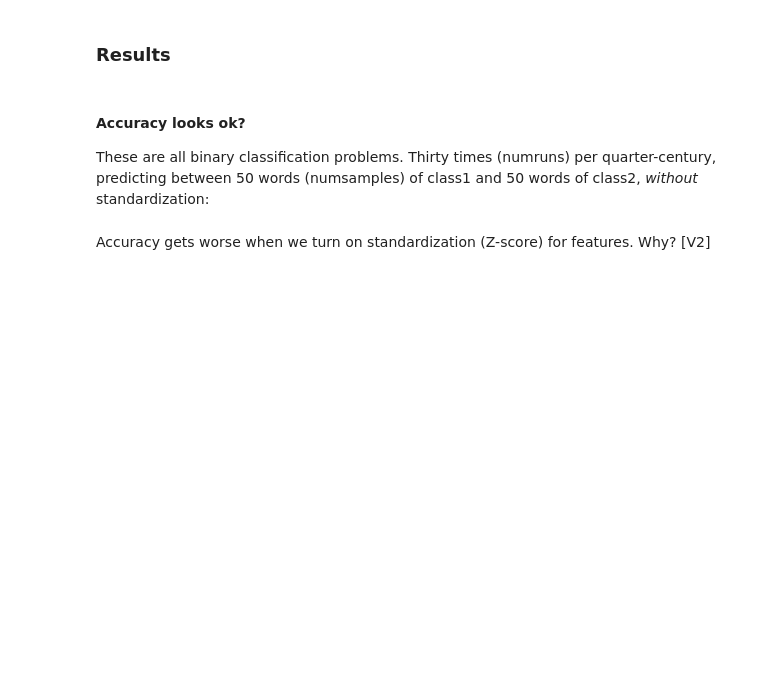
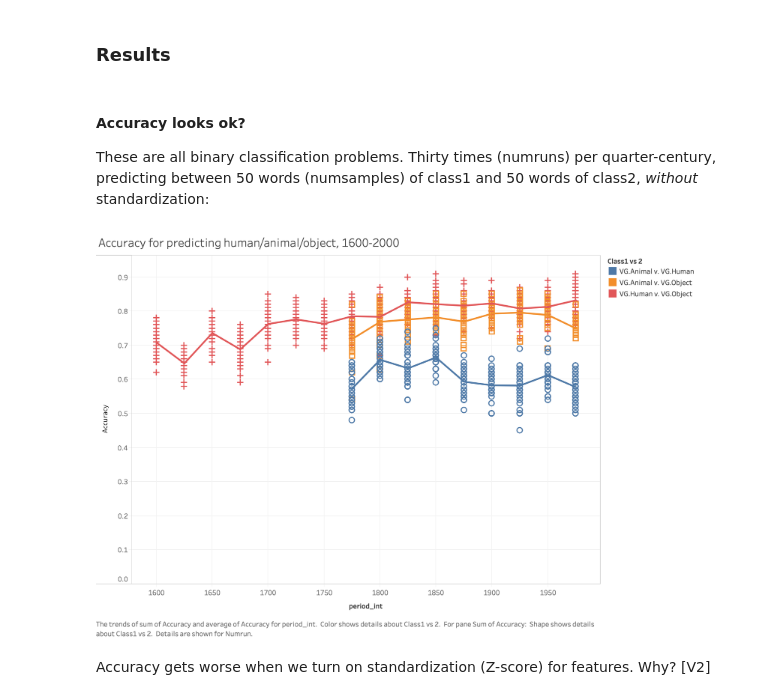
Before and after one commit to quadrismegistus/personhood, a Jupyter notebook: GrammarOfPersonhood.ipynb, the cells around one changed output. Saved outputs shown, nothing was run; the diff lists cells and outputs as text; code cells hidden in the pictures; blank space fills up the shorter version.

```diff
--- a/GrammarOfPersonhood.ipynb
+++ b/GrammarOfPersonhood.ipynb
@@ -366,7 +354,9 @@ def show(fn,width=WIDTH):
 #### Accuracy looks ok?
 These are all binary classification problems. Thirty times (numruns) per quarter-century, predicting between 50 words (numsamples) of class1 and 50 words of class2, *without* standardization:
 # %%
-#show('images/Accuracy for predicting humananimalobject, 1600-2000.png')
+show('images/Accuracy for predicting humananimalobject, 1600-2000.png')
+# %% [output]
+[figure, added]
 # %% [markdown]
 Accuracy gets worse when we turn on standardization (Z-score) for features. Why? [V2]
 # %%
```
Also changed, not shown: parts of 19 cells of this notebook.
